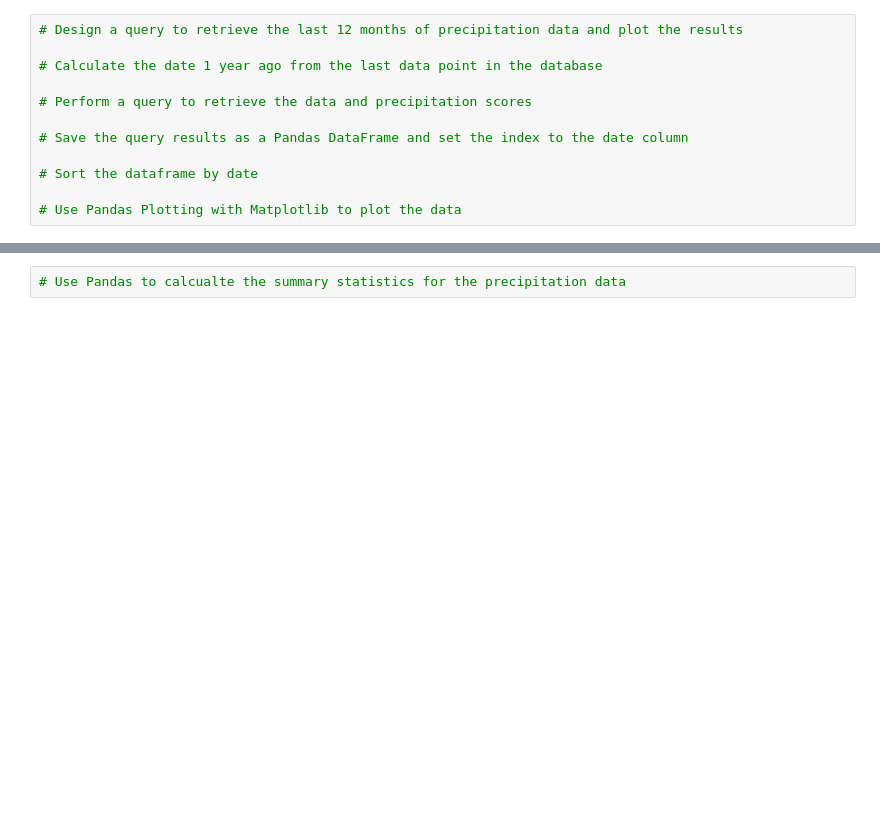
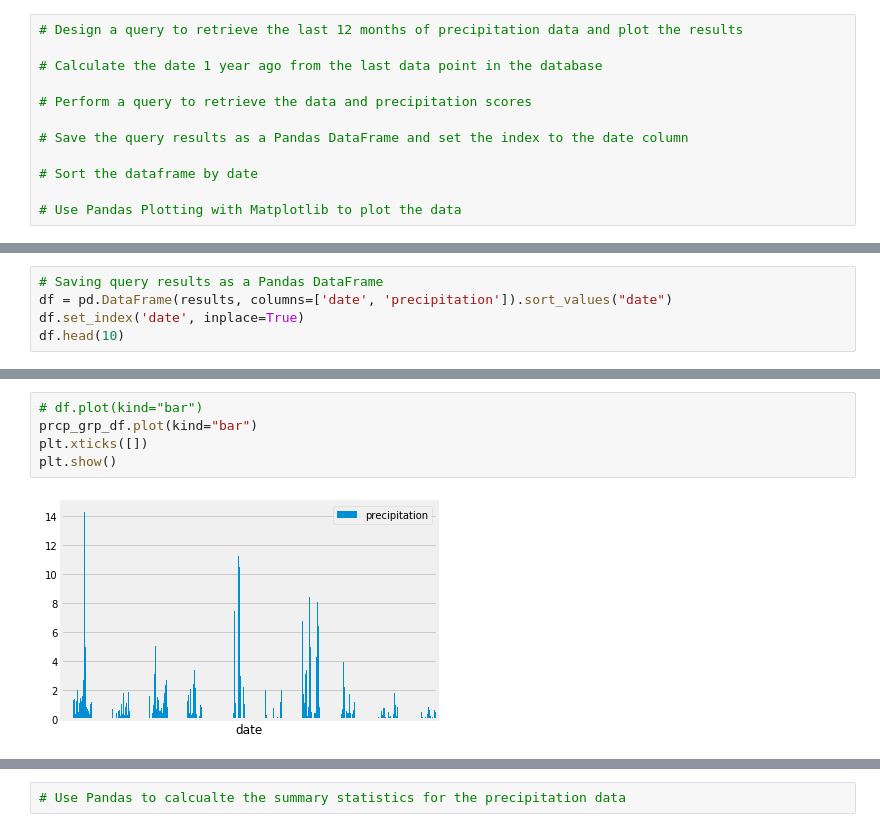
Before and after one commit to agstngnz/python-challenge, a Jupyter notebook: SQLAlchemy Hawaii Climate/climate_starter.ipynb, the cells around one changed output, grey strips where cells are left out. Drawn from its saved outputs; the diff is of its cells as text; blank space fills up the shorter version.

```diff
--- a/SQLAlchemy Hawaii Climate/climate_starter.ipynb
+++ b/SQLAlchemy Hawaii Climate/climate_starter.ipynb
@@ -143,0 +144,5 @@ df.describe()
+# %%
+# Saving query results as a Pandas DataFrame
+df = pd.DataFrame(results, columns=['date', 'precipitation']).sort_values("date")
+df.set_index('date', inplace=True)
+df.head(10)
@@ -144,3 +180,10 @@ df.describe()
+# %%
+# df.plot(kind="bar")
+prcp_grp_df.plot(kind="bar")
+plt.xticks([])
+plt.show()
+# %% [output]
+[figure, added]
 # %% [markdown]
 ![precipitation](Images/precipitation.png)
 # %%
```
Also changed, not shown: parts of 47 cells of this notebook.
